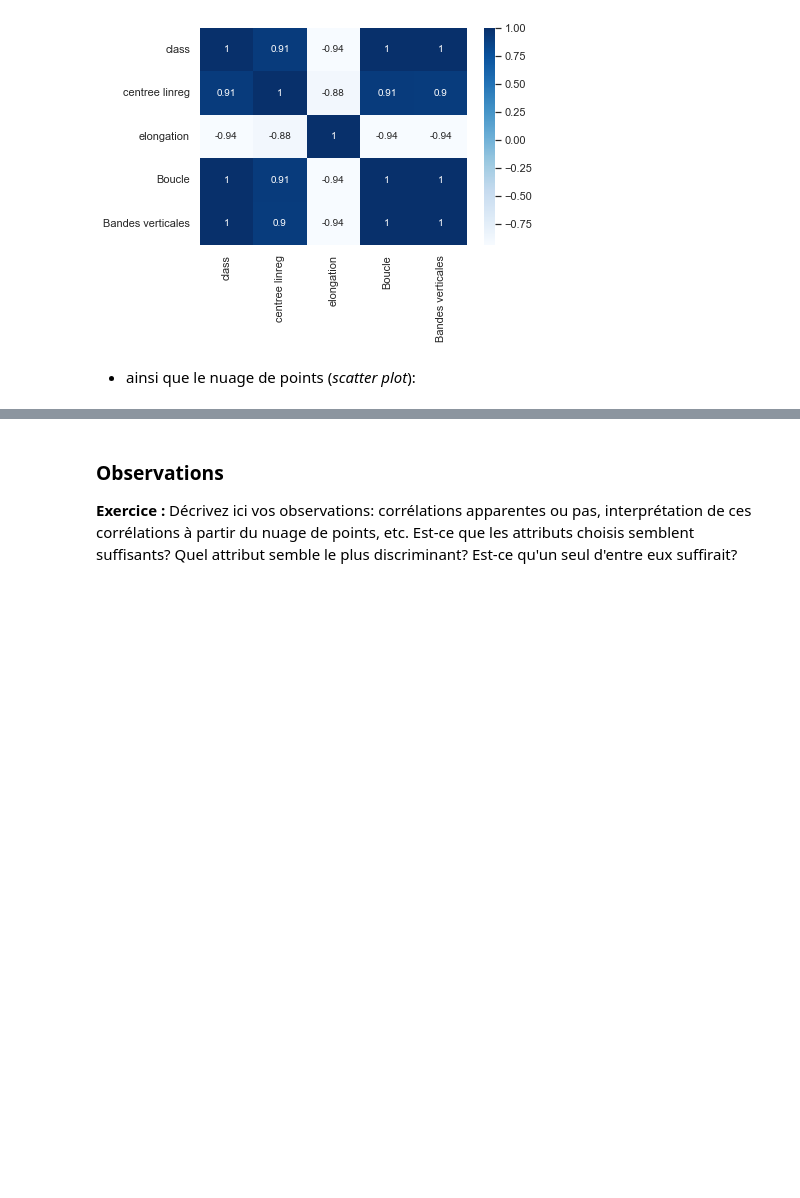
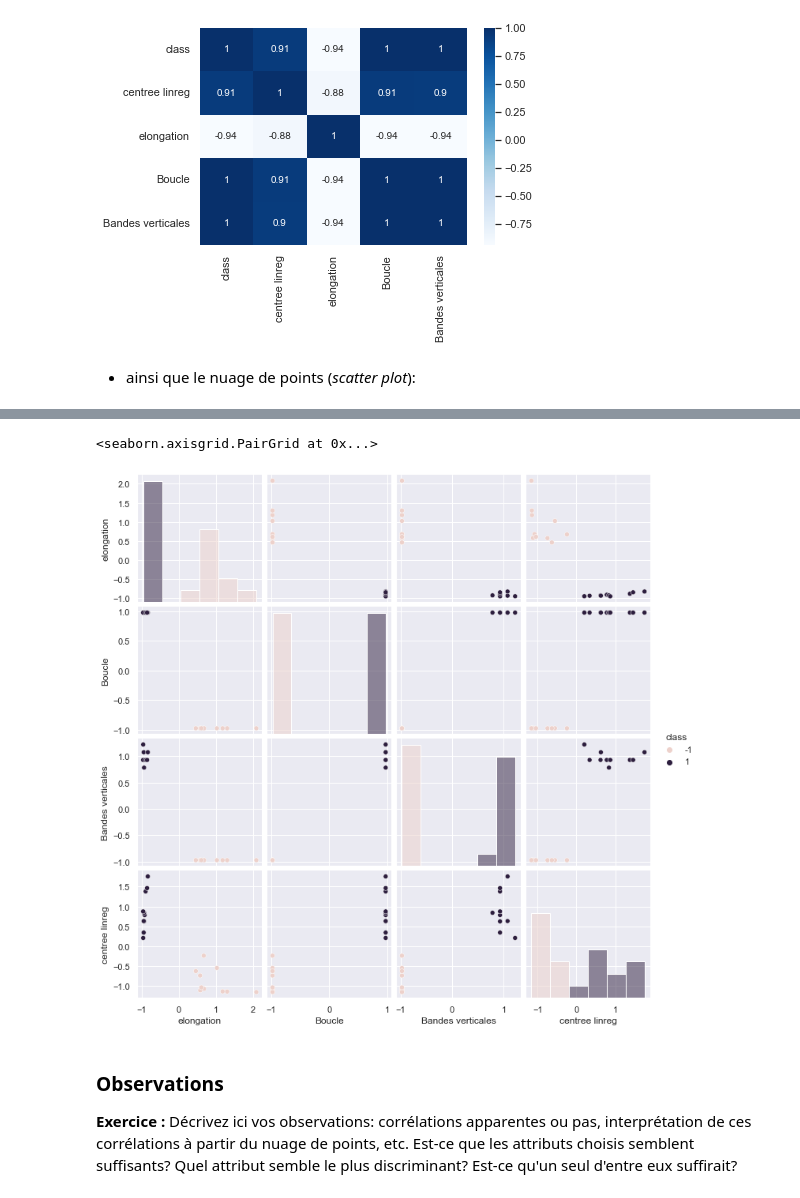
Before and after one commit to MK8BK/SDprojet_image_s2, a Jupyter notebook: 4_analyse_de_donnees.ipynb, the cells around one changed output, grey strips where cells are left out. Drawn from its saved outputs; the diff is of its cells as text; code cells hidden in the pictures; blank space fills up the shorter version.

```diff
--- a/4_analyse_de_donnees.ipynb
+++ b/4_analyse_de_donnees.ipynb
@@ -446,3 +445,8 @@ dfstd.plot.scatter(x="class", y="elongation", c='DarkBlue')
+# %%
+sns.pairplot(dfstd,hue='class',diag_kind="hist",vars = ['elongation','Boucle','Bandes verticales','centree linreg'])
+# %% [output]
+<seaborn.axisgrid.PairGrid at 0x...>
+[figure, added]
 # %% [markdown]
 ### Observations
 
```
Also changed, not shown: parts of 4 cells of this notebook, 6 other files.
